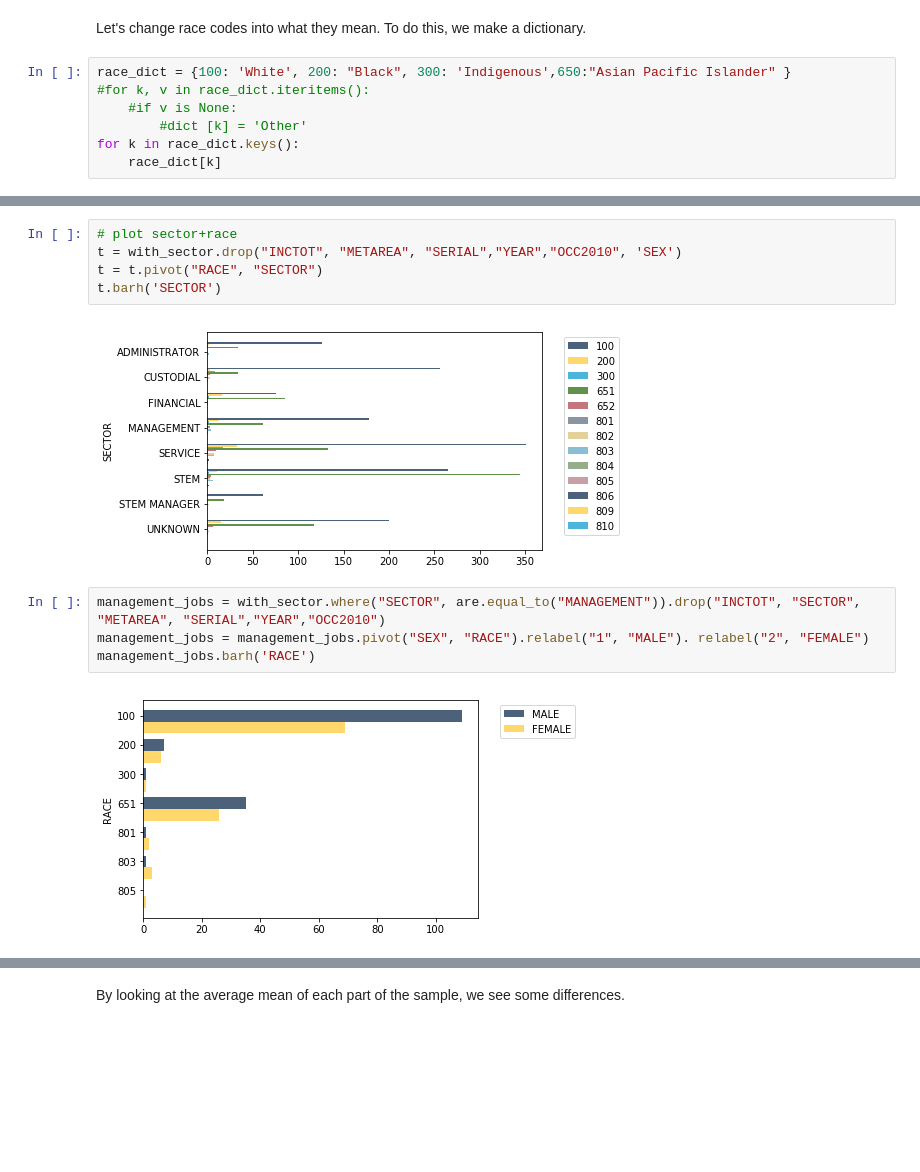
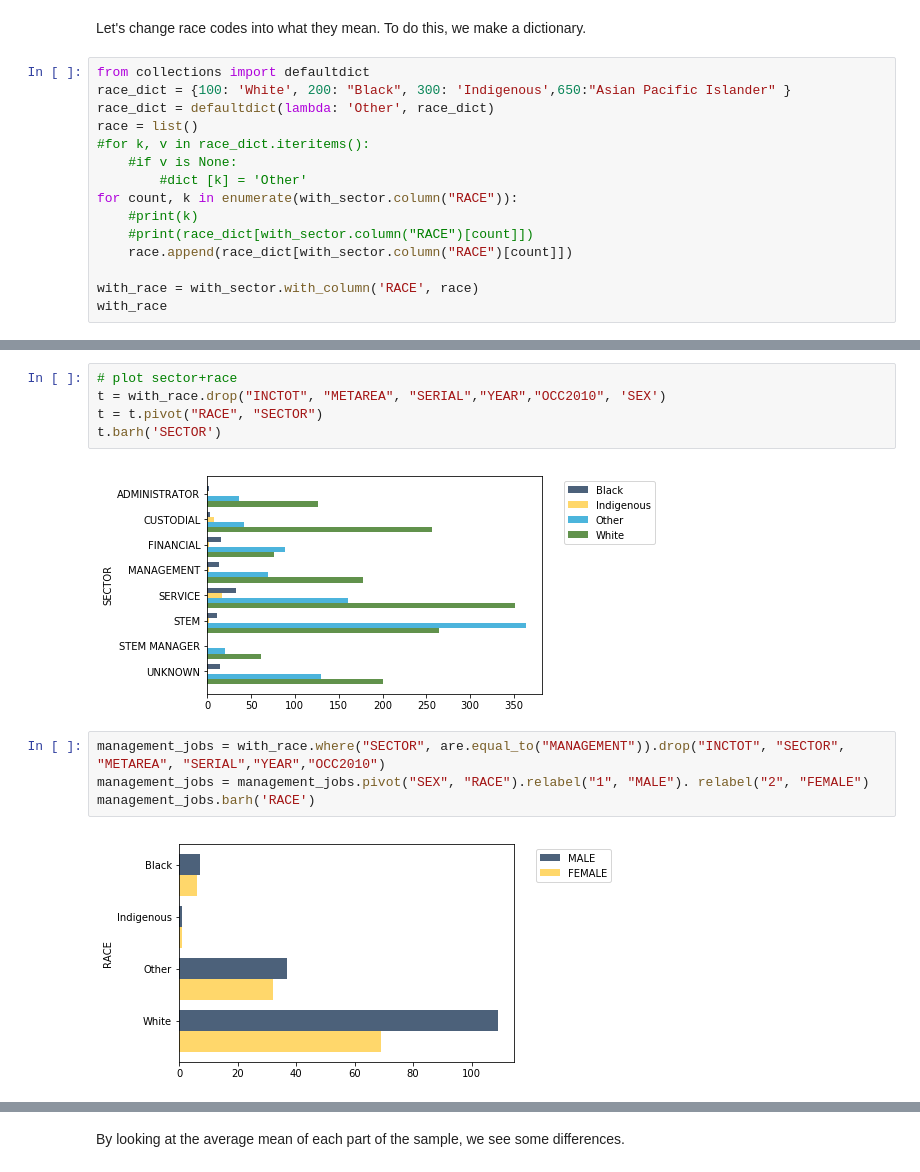
Before and after one commit to ds-modules/GWS-131, a Jupyter notebook: bay_area-SJ-OOPS.ipynb, the cells around one changed output, grey strips where cells are left out. Cells and saved outputs as stored; diff of their text form; blank space fills up the shorter version.

```diff
--- a/bay_area-SJ-OOPS.ipynb
+++ b/bay_area-SJ-OOPS.ipynb
@@ -173,9 +160,17 @@ with_sector
 # %% [markdown]
 Let's change race codes into what they mean. To do this, we make a dictionary.
 # %%
+from collections import defaultdict
 race_dict = {100: 'White', 200: "Black", 300: 'Indigenous',650:"Asian Pacific Islander" }
+race_dict = defaultdict(lambda: 'Other', race_dict)
+race = list()
 #for k, v in race_dict.iteritems():
     #if v is None:
         #dict [k] = 'Other'
-for k in race_dict.keys():
-    race_dict[k]
+for count, k in enumerate(with_sector.column("RACE")):
+    #print(k)
+    #print(race_dict[with_sector.column("RACE")[count]])
+    race.append(race_dict[with_sector.column("RACE")[count]])
+
+with_race = with_sector.with_column('RACE', race)
+with_race
@@ -182,14 +190,14 @@ for k in race_dict.keys():
 # %%
 # plot sector+race
-t = with_sector.drop("INCTOT", "METAREA", "SERIAL","YEAR","OCC2010", 'SEX')
+t = with_race.drop("INCTOT", "METAREA", "SERIAL","YEAR","OCC2010", 'SEX')
 t = t.pivot("RACE", "SECTOR")
 t.barh('SECTOR')
 # %% [output]
-[figure, old version]
+[figure, new version]
 # %%
-management_jobs = with_sector.where("SECTOR", are.equal_to("MANAGEMENT")).drop("INCTOT", "SECTOR", "METAREA", "SERIAL","YEAR","OCC2010")
+management_jobs = with_race.where("SECTOR", are.equal_to("MANAGEMENT")).drop("INCTOT", "SECTOR", "METAREA", "SERIAL","YEAR","OCC2010")
 management_jobs = management_jobs.pivot("SEX", "RACE").relabel("1", "MALE"). relabel("2", "FEMALE")
 management_jobs.barh('RACE')
 # %% [output]
-[figure, old version]
+[figure, new version]
 # %%
```
Also changed, not shown: parts of 19 cells of this notebook.
